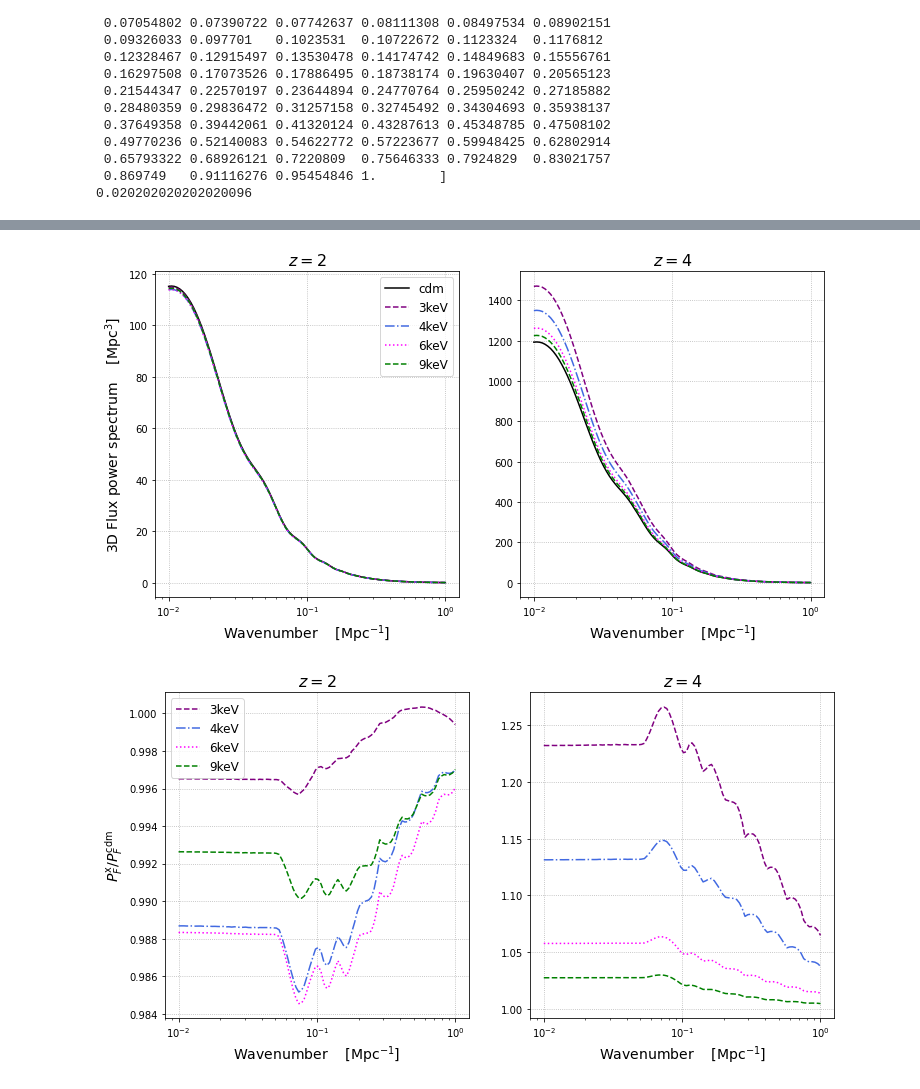
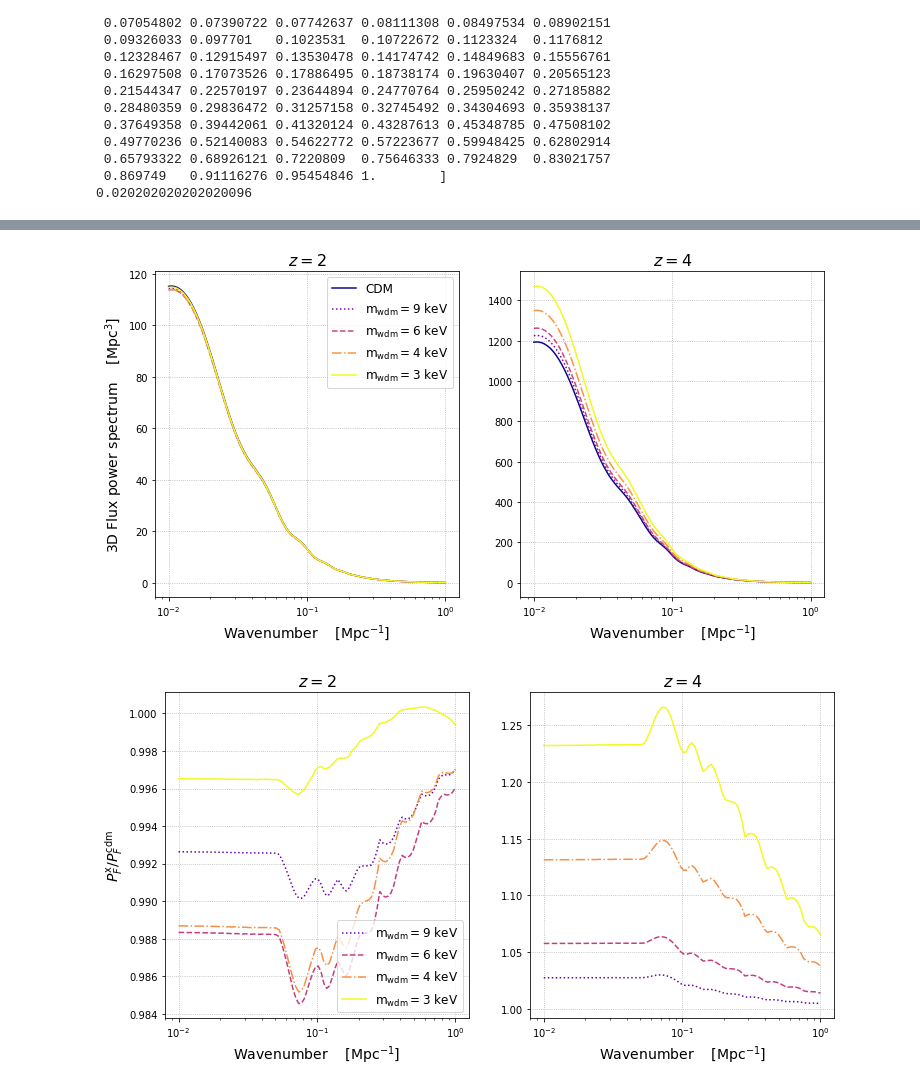
Before and after one commit to yaozhang1206/WDM_Lya_21cm, a Jupyter notebook: proper_pipeline/master_single_plotter.ipynb, the cells around one changed output, grey strips where cells are left out. Saved outputs shown, nothing was run; the diff lists cells and outputs as text; code cells hidden in the pictures.

```diff
--- a/proper_pipeline/master_single_plotter.ipynb
+++ b/proper_pipeline/master_single_plotter.ipynb
@@ -200,6 +211,9 @@ Ly_sk1k_r1_4keV_s8_zf = np.zeros(len(k_Mpc))
 Ly_sk1k_r1_6keV_s8_zf = np.zeros(len(k_Mpc))
 Ly_sk1k_r1_9keV_s8_zf = np.zeros(len(k_Mpc))
 
+Ly_s8_r1_zi_table = np.zeros((len(k_Mpc),n))
+Ly_s8_r1_zf_table = np.zeros((len(k_Mpc),n))
+
 for i in range(0,len(k_Mpc)):
     Ly_sk1k_r1_cdm_s8_zi[i] = sk1k_r1_cdm_s8.Forest.my_P.LyaLya_base_Mpc_norm(zi, k_Mpc[i], mu) + sk1k_r1_cdm_s8.Forest.my_P.LyaLya_reio_Mpc_norm(zi, k_Mpc[i], mu)
     Ly_sk1k_r1_3keV_s8_zi[i] = sk1k_r1_3keV_s8.Forest.my_P.LyaLya_base_Mpc_norm(zi, k_Mpc[i], mu) + sk1k_r1_3keV_s8.Forest.my_P.LyaLya_reio_Mpc_norm(zi, k_Mpc[i], mu)
@@ -212,15 +226,26 @@ for i in range(0,len(k_Mpc)):
     Ly_sk1k_r1_4keV_s8_zf[i] = sk1k_r1_4keV_s8.Forest.my_P.LyaLya_base_Mpc_norm(zf, k_Mpc[i], mu) + sk1k_r1_4keV_s8.Forest.my_P.LyaLya_reio_Mpc_norm(zf, k_Mpc[i], mu)
     Ly_sk1k_r1_6keV_s8_zf[i] = sk1k_r1_6keV_s8.Forest.my_P.LyaLya_base_Mpc_norm(zf, k_Mpc[i], mu) + sk1k_r1_6keV_s8.Forest.my_P.LyaLya_reio_Mpc_norm(zf, k_Mpc[i], mu)
     Ly_sk1k_r1_9keV_s8_zf[i] = sk1k_r1_9keV_s8.Forest.my_P.LyaLya_base_Mpc_norm(zf, k_Mpc[i], mu) + sk1k_r1_9keV_s8.Forest.my_P.LyaLya_reio_Mpc_norm(zf, k_Mpc[i], mu)
+
+Ly_s8_r1_zi_table[:,0] =  Ly_sk1k_r1_cdm_s8_zi
+Ly_s8_r1_zi_table[:,1] = Ly_sk1k_r1_9keV_s8_zi
+Ly_s8_r1_zi_table[:,2] = Ly_sk1k_r1_6keV_s8_zi
+Ly_s8_r1_zi_table[:,3] = Ly_sk1k_r1_4keV_s8_zi
+Ly_s8_r1_zi_table[:,4] = Ly_sk1k_r1_3keV_s8_zi
+
+Ly_s8_r1_zf_table[:,0] =  Ly_sk1k_r1_cdm_s8_zf
+Ly_s8_r1_zf_table[:,1] = Ly_sk1k_r1_9keV_s8_zf
+Ly_s8_r1_zf_table[:,2] = Ly_sk1k_r1_6keV_s8_zf
+Ly_s8_r1_zf_table[:,3] = Ly_sk1k_r1_4keV_s8_zf
+Ly_s8_r1_zf_table[:,4] = Ly_sk1k_r1_3keV_s8_zf
 # %%
 fig,axs = plt.subplots(1,2,figsize=(12,6))
 axs[0].grid(linestyle='dotted')
 axs[0].set_title(r'$z = 2.$',fontsize=16)
-axs[0].plot(k_Mpc, Ly_sk1k_r1_cdm_s8_zi, '-', color='black', label='cdm')
-axs[0].plot(k_Mpc, Ly_sk1k_r1_3keV_s8_zi, '--', color='purple', label='3keV')
-axs[0].plot(k_Mpc, Ly_sk1k_r1_4keV_s8_zi, '-.', color='royalblue', label='4keV')
-axs[0].plot(k_Mpc, Ly_sk1k_r1_6keV_s8_zi, ':', color='magenta', label='6keV')
-axs[0].plot(k_Mpc, Ly_sk1k_r1_9keV_s8_zi, '--', color='green', label='9keV')
+for i in range(n):
+        axs[0].plot(k_Mpc, Ly_s8_r1_zi_table[:,i], linestyle=styles[i], color=colors[i], label=labels[i])
+        axs[1].plot(k_Mpc, Ly_s8_r1_zf_table[:,i], linestyle=styles[i], color=colors[i], label=labels[i])
+
 axs[0].set_ylabel(r'3D Flux power spectrum    [Mpc$^3$]', fontsize=14)
 axs[0].set_xlabel(r'Wavenumber    [Mpc$^{-1}$]', fontsize=14)
 axs[0].legend(loc='best', fontsize=12)
@@ -228,11 +253,6 @@ axs[0].legend(loc='best', fontsize=12)
 axs[0].set_xscale('log')
 
 axs[1].set_title(r'$z = 4.$',fontsize=16)
-axs[1].plot(k_Mpc, Ly_sk1k_r1_cdm_s8_zf, '-', color='black', label='cdm')
-axs[1].plot(k_Mpc, Ly_sk1k_r1_3keV_s8_zf, '--', color='purple', label='3keV')
-axs[1].plot(k_Mpc, Ly_sk1k_r1_4keV_s8_zf, '-.', color='royalblue', label='4keV')
-axs[1].plot(k_Mpc, Ly_sk1k_r1_6keV_s8_zf, ':', color='magenta', label='6keV')
-axs[1].plot(k_Mpc, Ly_sk1k_r1_9keV_s8_zf, '--', color='green', label='9keV')
 axs[1].grid(linestyle='dotted')
 axs[1].set_xlabel(r'Wavenumber    [Mpc$^{-1}$]', fontsize=14)
 # axs[1].set_yscale('log')
@@ -240,31 +260,27 @@ axs[1].set_xscale('log')
 plt.savefig('./plots/P_Lya.pdf', bbox_inches="tight")
 plt.show()
 # %% [output]
-[figure, old version]
+[figure, new version]
 # %%
 fig,axs = plt.subplots(1,2,figsize=(12,6))
 axs[0].grid(linestyle='dotted')
 axs[0].set_title(r'$z = 2.$',fontsize=16)
-axs[0].plot(k_Mpc, Ly_sk1k_r1_3keV_s8_zi/Ly_sk1k_r1_cdm_s8_zi, '--', color='purple', label='3keV')
-axs[0].plot(k_Mpc, Ly_sk1k_r1_4keV_s8_zi/Ly_sk1k_r1_cdm_s8_zi, '-.', color='royalblue', label='4keV')
-axs[0].plot(k_Mpc, Ly_sk1k_r1_6keV_s8_zi/Ly_sk1k_r1_cdm_s8_zi, ':', color='magenta', label='6keV')
-axs[0].plot(k_Mpc, Ly_sk1k_r1_9keV_s8_zi/Ly_sk1k_r1_cdm_s8_zi, '--', color='green', label='9keV')
+for i in range(n-1):
+    axs[0].plot(k_Mpc, Ly_s8_r1_zi_table[:,i+1]/Ly_s8_r1_zi_table[:,0], linestyle=dif_styles[i], color=dif_colors[i], label=dif_labels[i])
+    axs[1].plot(k_Mpc, Ly_s8_r1_zf_table[:,i+1]/Ly_s8_r1_zf_table[:,0], linestyle=dif_styles[i], color=dif_colors[i], label=dif_labels[i])
+
 axs[0].set_ylabel(r'$P_{F}^{\rm x} / P_{F}^{\rm cdm}$', fontsize=14)
 axs[0].set_xlabel(r'Wavenumber    [Mpc$^{-1}$]', fontsize=14)
 axs[0].legend(loc='best', fontsize=12)
 # axs[0].set_yscale('log')
 axs[0].set_xscale('log')
 
 axs[1].set_title(r'$z = 4.$',fontsize=16)
-axs[1].plot(k_Mpc, Ly_sk1k_r1_3keV_s8_zf/Ly_sk1k_r1_cdm_s8_zf, '--', color='purple', label='3keV')
-axs[1].plot(k_Mpc, Ly_sk1k_r1_4keV_s8_zf/Ly_sk1k_r1_cdm_s8_zf, '-.', color='royalblue', label='4keV')
-axs[1].plot(k_Mpc, Ly_sk1k_r1_6keV_s8_zf/Ly_sk1k_r1_cdm_s8_zf, ':', color='magenta', label='6keV')
-axs[1].plot(k_Mpc, Ly_sk1k_r1_9keV_s8_zf/Ly_sk1k_r1_cdm_s8_zf, '--', color='green', label='9keV')
 axs[1].grid(linestyle='dotted')
 axs[1].set_xlabel(r'Wavenumber    [Mpc$^{-1}$]', fontsize=14)
 # axs[1].set_yscale('log')
 axs[1].set_xscale('log')
 plt.savefig('./plots/ratio_Lya.pdf', bbox_inches="tight")
 plt.show()
 # %% [output]
-[figure, old version]
+[figure, new version]
```
Also changed, not shown: parts of 7 cells of this notebook, 8 other files.
